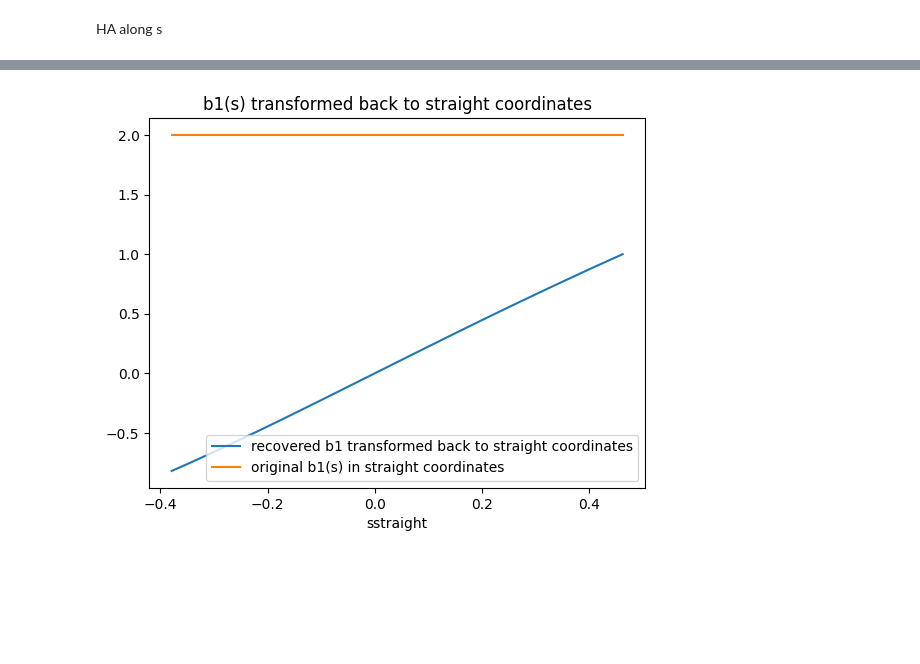
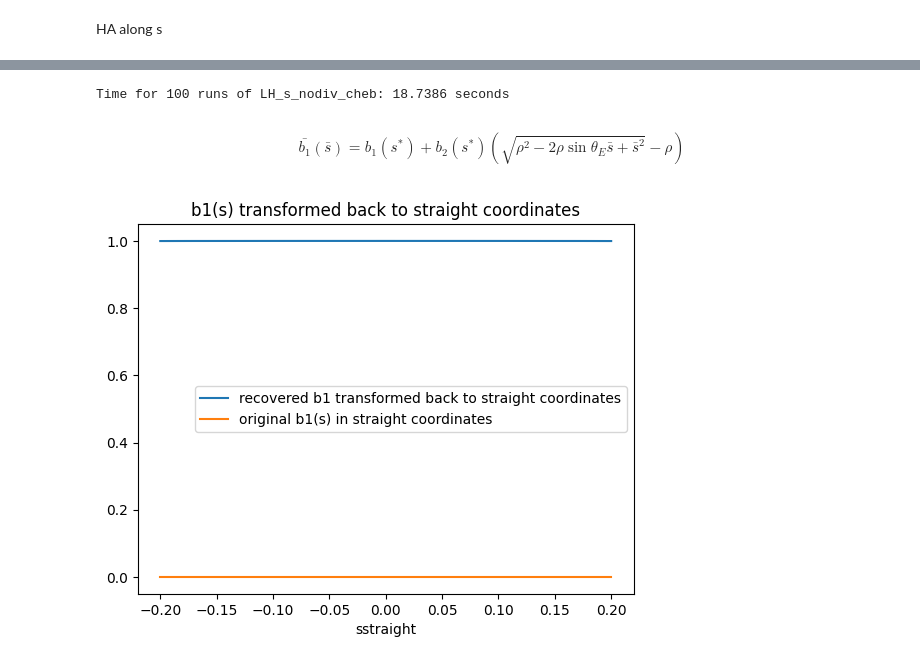
Before and after one commit to marcoliniF/bpmeth, a Jupyter notebook: preliminaryTrials/3.1straightToCurved_HA.ipynb, the cells around one changed output, grey strips where cells are left out. Drawn from its saved outputs; the diff is of its cells as text; code cells hidden in the pictures; blank space fills up the shorter version.

Commit message:
fixed formula for conversion from curved to straight

```diff
--- a/preliminaryTrials/3.1straightToCurved_HA.ipynb
+++ b/preliminaryTrials/3.1straightToCurved_HA.ipynb
@@ -10,7 +14,7 @@ import pyvista as pv
 # %%
 #start from multipole coeefficients a_n(s)=a1,a2,... and b_n(s)
 a_coeffs = [0, 0, 0, 0]
-b_coeffs = [2,0.5,0, 0]
+b_coeffs = [0.,2.,0, 0]
 #get scalar potential
 expansion=bpmeth.FieldExpansion(a=a_coeffs, b=b_coeffs)
 expansion.plot_components()
@@ -93,4 +98,4 @@ recovered bn(0) in curved frame:  [2.53525215e+00 5.43396090e-01 3.40237563e+02
 # %% [markdown]
 HA along s
 # %%
-svals, bnofs, errorbn = fm_fs.s_harmonics(order=4, rmin=0.002, rmax= 0.05, nr=40, radius=interp_rad)
+#svals, bnofs, errorbn = fm_fs.s_harmonics(order=4, rmin=0.001, rmax= 0.05, nr=40, radius=interp_rad)
@@ -321,14 +401,35 @@ print("bn:", bn)
+# %%
+import timeit
+mytime = timeit.timeit(lambda: LH_s_nodiv_cheb(fieldyix=ByiBx_rts, ss=s_1d, korder=nk), number=100)
+print(f"Time for 100 runs of LH_s_nodiv_cheb: {mytime:.4f} seconds")
+# %% [output]
+Time for 100 runs of LH_s_nodiv_cheb: 18.7386 seconds
+# %% [markdown]
+$$ \bar{b_1}(\bar{s})= b_1(s^*) + b_2(s^*)(\sqrt{\rho^2-2\rho\sin\theta_E\bar{s}+\bar{s}^2}-\rho) $$
+# %%
+# Build interpolants on the curved grid to be able to evaluate at s* points
+cs_b1 = CubicSpline(sHA, bHAofs[:, 0])
+cs_b2 = CubicSpline(sHA, bHAofs[:, 1])
+theta_E=0.
+sbarmax=0.2
+s_bar_arr = np.linspace(-sbarmax, sbarmax, 103) #s_bar points in straight frame
+# Compute s* for each s_bar point
+s_star = rho * (theta_E - np.arctan(np.tan(theta_E) - s_bar_arr / (rho * np.cos(theta_E))))
+
+# Intermediate quantity (appears in both terms)
+Delta = np.sqrt(rho**2 - 2*rho*np.sin(theta_E)*s_bar_arr + s_bar_arr**2) - rho
+
+# Evaluate bar_b1
+b1_star = cs_b1(s_star)
+b2_star = cs_b2(s_star)
+
+b1_bar = b1_star + b2_star * Delta
 # %%
-#convert results of HA to straight frame
-thetaE=0.
-xx=np.linspace(-0.05,0.05, 103)#to match dimension of svals
-sstraight = rho*np.sin(thetaE)-(rho+xx)*np.sin(thetaE- sFS/rho)#?
-b1straight = bnofs[:,0]*rho*(thetaE-np.arctan(np.tan(thetaE-sstraight/rho/np.cos(thetaE)))) + bnofs[:,1]*(rho*(thetaE-np.arctan(np.tan(thetaE-sstraight/rho/np.cos(thetaE))))*(np.sqrt(rho**2 -2*rho*np.sin(thetaE)*sstraight*sstraight**2)-rho))
-plt.plot(sstraight, b1straight, label='recovered b1 transformed back to straight coordinates')
+plt.plot(s_bar_arr, b1_bar, label='recovered b1 transformed back to straight coordinates')
 plt.xlabel('sstraight')
 plt.title('b1(s) transformed back to straight coordinates')
-plt.plot(sstraight, np.ones_like(bnofs[:,0])*b_coeffs[0], label='original b1(s) in straight coordinates')
+plt.plot(s_bar_arr, np.ones_like(s_bar_arr)*b_coeffs[0], label='original b1(s) in straight coordinates')
 plt.legend()
 plt.show()
 # %% [output]
-[figure, old version]
+[figure, new version]
```
Also changed, not shown: parts of 15 cells of this notebook.
